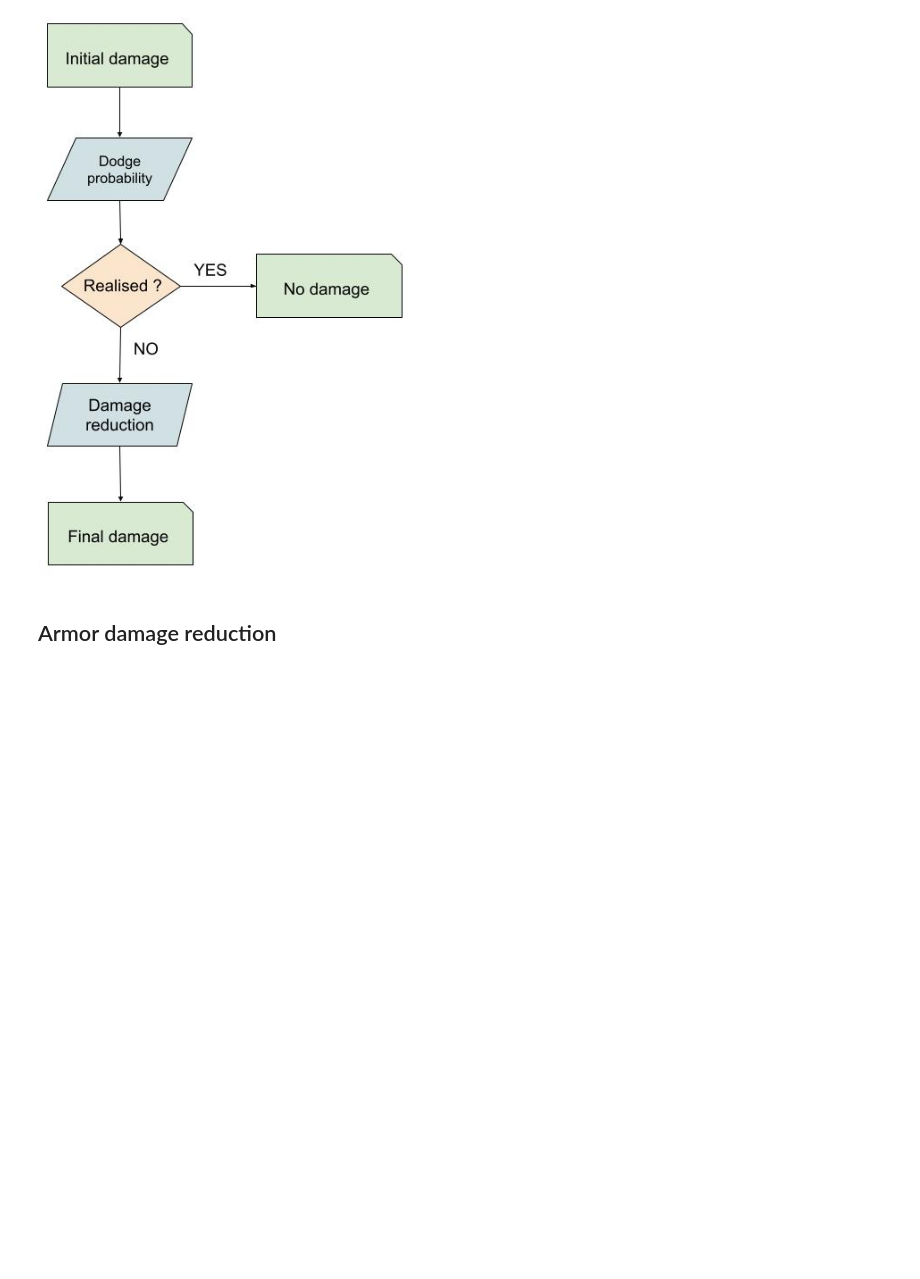
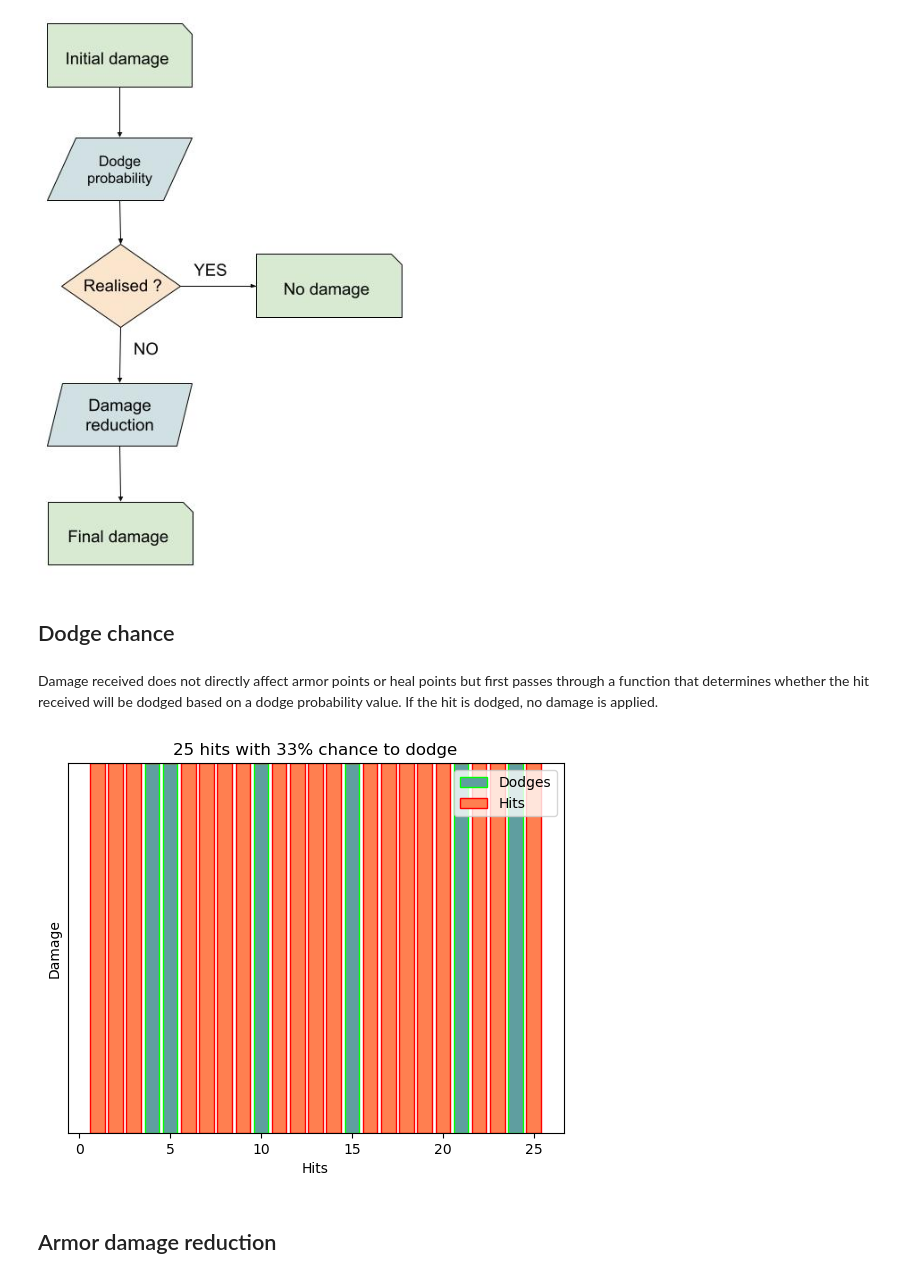
Before and after one commit to Kartmaan/fight-simulator, a Jupyter notebook: stats.ipynb, the cells around one changed output. Drawn from its saved outputs; the diff is of its cells as text; code cells hidden in the pictures; blank space fills up the shorter version.

```diff
--- a/stats.ipynb
+++ b/stats.ipynb
@@ -8,3 +8,7 @@ from IPython.display import Image
 Image(filename='nb_figures/damage_algo.jpg')
 # %% [output]
 [figure]
+# %% [markdown]
+## Dodge chance
+# %% [markdown]
+Damage received does not directly affect armor points or heal points but first passes through a function that determines whether the hit received will be dodged based on a dodge probability value. If the hit is dodged, no damage is applied.
@@ -11,3 +25,44 @@ Image(filename='nb_figures/damage_algo.jpg')
+# %%
+# Simulation
+hits = 25
+dam_list = []
+proba = 33
+for i in range(1, hits+1):
+    if check_proba(proba): # Dodged
+        dam_list.append(0)
+    else: # Damage recieved
+        dam_list.append(1)
+
+x = np.array(list(range(1, hits+1)))
+# %%
+# Simulation plot
+dodges_array = np.array(dam_list) == 0
+hits_array = np.array(dam_list) == 1
+
+dodge_color = "cadetblue"
+hit_color = "coral"
+
+# Dodge bars
+plt.bar(x, dodges_array,
+        color=dodge_color,
+        edgecolor="lime",
+        label="Dodges")
+
+# Hits bars
+plt.bar(x, hits_array,
+        bottom=dodges_array,
+        edgecolor="red",
+        color=hit_color,
+        label="Hits")
+
+plt.legend()
+plt.xlabel("Hits")
+plt.yticks([])
+plt.ylabel("Damage")
+plt.title(f"{hits} hits with {proba}% chance to dodge")
+plt.show()
+# %% [output]
+[figure, added]
 # %% [markdown]
 ## Armor damage reduction
 # %% [markdown]
```
Also changed, not shown: parts of 6 cells of this notebook, 6 other files.
